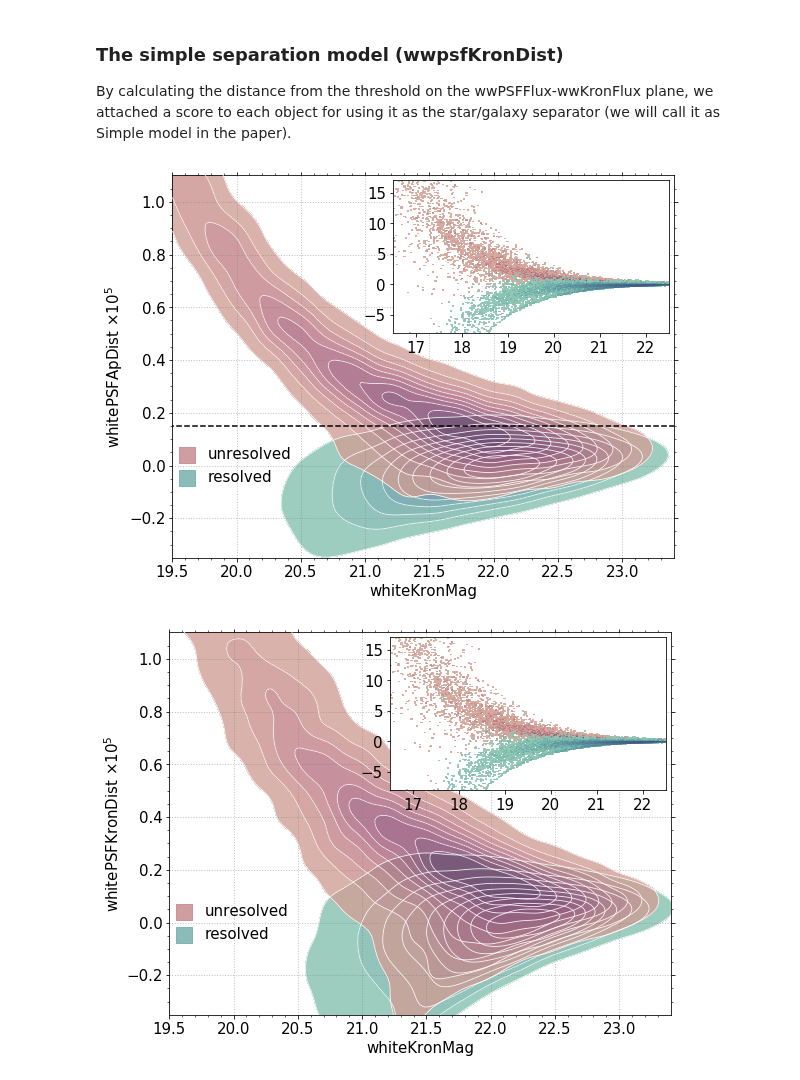
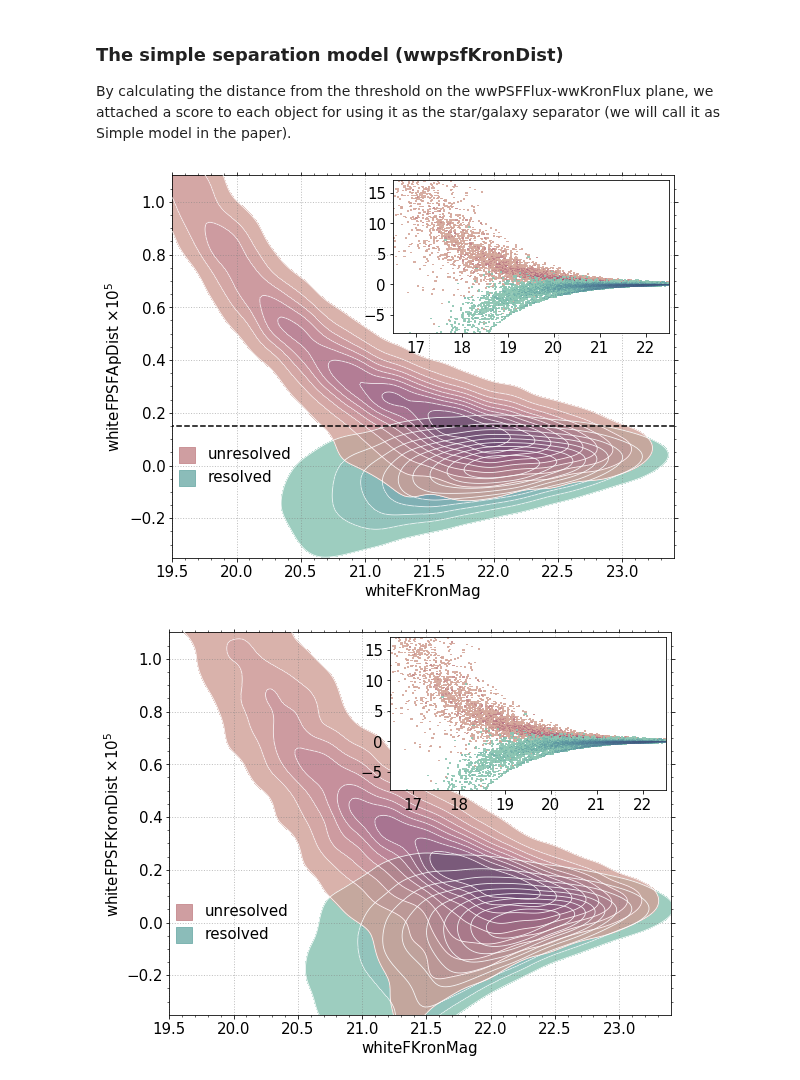
Before and after one commit to adamamiller/PS1_star_galaxy, a Jupyter notebook: catalog_update/Figure_whiteFeatures_HST.ipynb, the cells around one changed output. Drawn from its saved outputs; the diff is of its cells as text; code cells hidden in the pictures.

```diff
--- a/catalog_update/Figure_whiteFeatures_HST.ipynb
+++ b/catalog_update/Figure_whiteFeatures_HST.ipynb
@@ -304,8 +304,8 @@ ax.contour(xstar_Dist, ystar_Dist, zstar_Dist, levels = levels,
 
 ax.set_xlim(xlims); ax.set_ylim(ylims)
 ax.tick_params(labelsize = 15)
-ax.set_xlabel('whiteKronMag', fontsize=15)
-ax.set_ylabel('whitePSFApDist ×$10^5$', fontsize=15)
+ax.set_xlabel('whiteFKronMag', fontsize=15)
+ax.set_ylabel('whiteFPSFApDist ×$10^5$', fontsize=15)
 
 ax.scatter(0.03*np.diff(xlims)[0] + xlims[0],
                       0.27*np.diff(ylims)[0] + ylims[0],
@@ -324,34 +324,34 @@ ax.hlines(1.48485e-6*fac, 10, 30,  colors='k', linestyles='dashed', linewidth=1.
 
 gridsize = 250
 xlims = [16.5, 22.5]
 ylims = np.array([-0.8e-4, 0.17e-3])*fac
 
 origin = 'lower'
 levels = np.arange(0.1, 1.1, 0.1)
 cmap_star = sns.cubehelix_palette(rot=0.5, light=0.7,dark=0.3,as_cmap=True)
 cmap_gal = sns.cubehelix_palette(start=0.3,rot=-0.5,light=0.7,dark=0.3,as_cmap=True)
 axins.grid(alpha=0.5, lw=1, c='grey', linestyle=':')
 
 axins.hist2d(whiteFKronMag[mask&galaxy], ff_tab.wwFPSFKronDist[mask&galaxy]*fac,
             bins=[np.linspace(16.5, 22.5, gridsize), np.linspace(ylims[0], ylims[1], gridsize)],
             norm=mpl.colors.LogNorm(),
             cmap=cmap_gal, alpha=0.9, zorder=11)
 axins.hist2d(whiteFKronMag[mask&star], ff_tab.wwFPSFKronDist[mask&star]*fac,
             bins=[np.linspace(16.5, 22.5, gridsize), np.linspace(ylims[0], ylims[1], gridsize)],
             norm=mpl.colors.LogNorm(),
             cmap=cmap_star, alpha=0.9)
 
 
 
 axins.set_yticks(np.arange(-5, 20, 5))
 axins.set_xticks(np.arange(17, 23, 1))
 axins.set_xlim(xlims); axins.set_ylim(ylims)
 axins.tick_params(labelsize = 15)
 
 plt.subplots_adjust(left=0.12, right=0.99, bottom=0.1, top=0.985)
 plt.savefig('../paperII/figures/whiteFPSFApDist.pdf')
 # %% [output]
-[figure, old version]
+[figure, new version]
 # %%
 fac=1e5
 
@@ -391,8 +391,8 @@ ax.contour(xstar_Dist, ystar_Dist, zstar_Dist, levels = levels,
 
 ax.set_xlim(xlims); ax.set_ylim(ylims)
 ax.tick_params(labelsize = 15)
-ax.set_xlabel('whiteKronMag', fontsize=15)
-ax.set_ylabel('whitePSFKronDist ×$10^5$', fontsize=15)
+ax.set_xlabel('whiteFKronMag', fontsize=15)
+ax.set_ylabel('whiteFPSFKronDist ×$10^5$', fontsize=15)
 
 ax.scatter(0.03*np.diff(xlims)[0] + xlims[0],
                       0.27*np.diff(ylims)[0] + ylims[0],
@@ -435,4 +435,4 @@ axins.tick_params(labelsize = 15)
 plt.subplots_adjust(left=0.12, right=0.99, bottom=0.1, top=0.985)
 plt.savefig('../paperII/figures/whiteFPSFKronDist.pdf')
 # %% [output]
-[figure, old version]
+[figure, new version]
```
Also changed, not shown: 1 other file.
